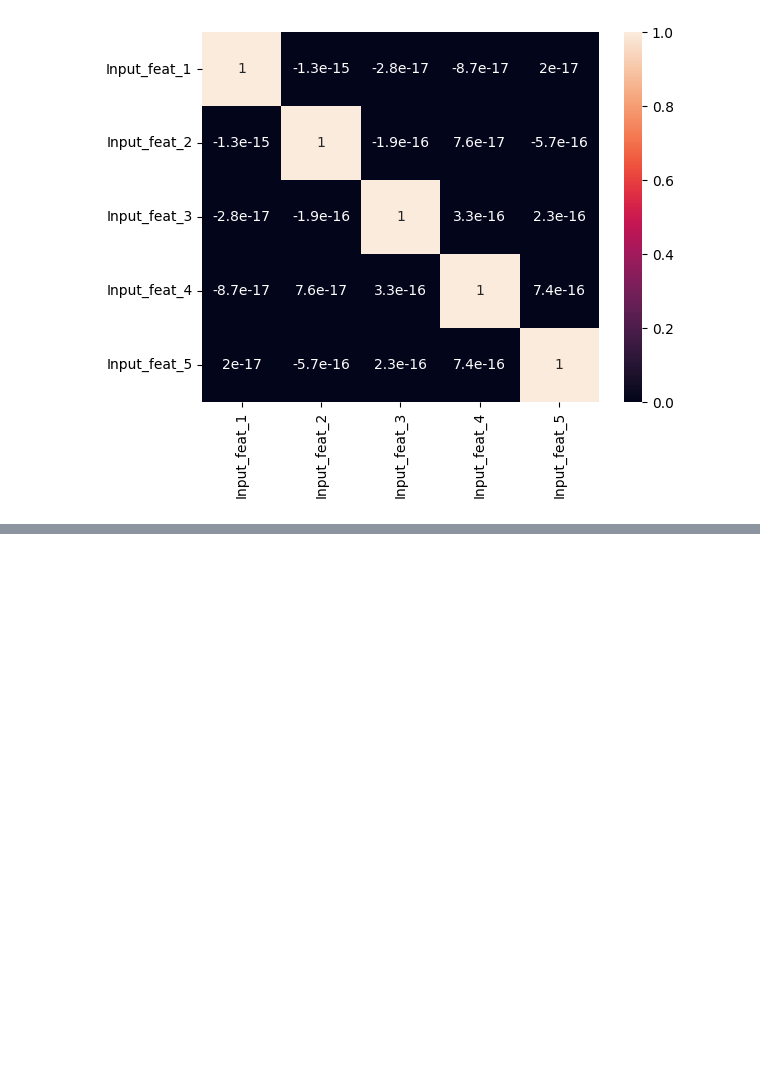
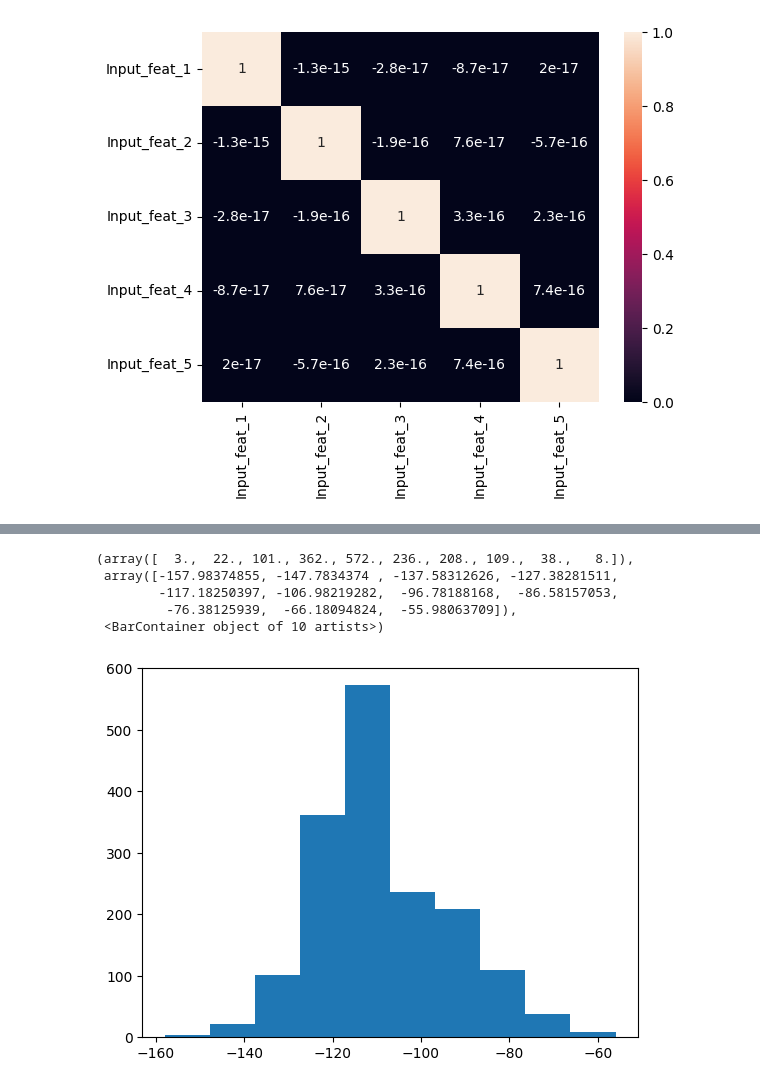
Before and after one commit to Ankit0974/Student-Placement-Predictor-, a Jupyter notebook: ds-project-1.ipynb, the cells around one changed output, grey strips where cells are left out. Saved outputs shown, nothing was run; the diff lists cells and outputs as text; code cells hidden in the pictures; blank space fills up the shorter version.

Commit message:
determined the Distribution of P(Input_feat_1=x1|placement=1)

```diff
--- a/ds-project-1.ipynb
+++ b/ds-project-1.ipynb
@@ -110,4 +109,5 @@ sns.heatmap(new_input_features.corr(),annot=True)
 <Axes: >
 [figure]
 # %%
-new_data = pd.concat([new_input_features,feature_selected_data[data.columns[-1]]],axis=1)
+new_data = pd.concat([new_input_features,feature_selected_data[data.columns[-1]]],
+                     axis=1)
@@ -118,0 +130,9 @@ sns.heatmap(new_data.corr(),annot=True)
+# %%
+plt.hist(new_data[new_data[new_data.columns[-1]] == 1][new_data.columns[0]])
+# %% [output]
+(array([  3.,  22., 101., 362., 572., 236., 208., 109.,  38.,   8.]),
+ array([-157.98374855, -147.7834374 , -137.58312626, -127.38281511,
+        -117.18250397, -106.98219282,  -96.78188168,  -86.58157053,
+         -76.38125939,  -66.18094824,  -55.98063709]),
+ <BarContainer object of 10 artists>)
+[figure, added]
```
Also changed, not shown: parts of 3 cells of this notebook.
